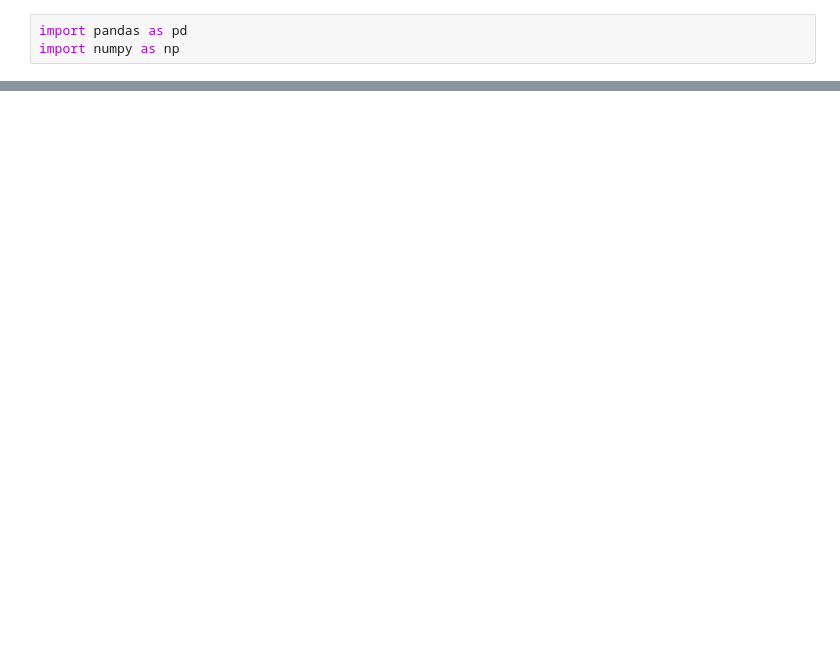
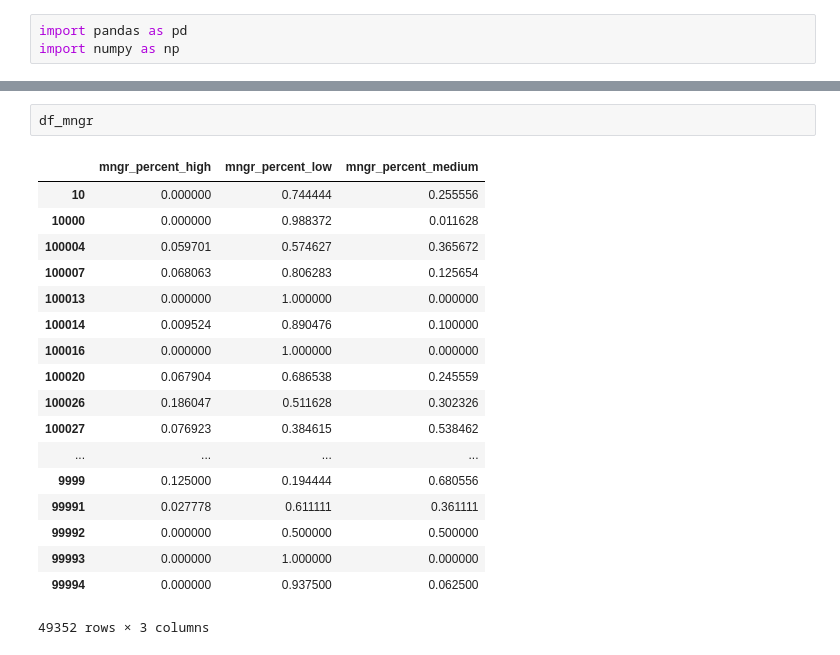
Before and after one commit to mratsim/Apartment-Interest-Prediction, a Jupyter notebook: 000_Data_Exploration.ipynb, the cells around one changed output, grey strips where cells are left out. Drawn from its saved outputs; the diff is of its cells as text; blank space fills up the shorter version.

```diff
--- a/000_Data_Exploration.ipynb
+++ b/000_Data_Exploration.ipynb
@@ -86,0 +173,21 @@ t[t['manager_id'] == '5ba989232d0489da1b5f2c45f6688adc']
+# %%
+df_mngr
+# %% [output]
+|  | mngr_percent_high | mngr_percent_low | mngr_percent_medium |
+| 10 | 0.000000 | 0.744444 | 0.255556 |
+| 10000 | 0.000000 | 0.988372 | 0.011628 |
+| 100004 | 0.059701 | 0.574627 | 0.365672 |
+| 100007 | 0.068063 | 0.806283 | 0.125654 |
+| 100013 | 0.000000 | 1.000000 | 0.000000 |
+| 100014 | 0.009524 | 0.890476 | 0.100000 |
+| 100016 | 0.000000 | 1.000000 | 0.000000 |
+| 100020 | 0.067904 | 0.686538 | 0.245559 |
+| 100026 | 0.186047 | 0.511628 | 0.302326 |
+| 100027 | 0.076923 | 0.384615 | 0.538462 |
+| ... | ... | ... | ... |
+| 9999 | 0.125000 | 0.194444 | 0.680556 |
+| 99991 | 0.027778 | 0.611111 | 0.361111 |
+| 99992 | 0.000000 | 0.500000 | 0.500000 |
+| 99993 | 0.000000 | 1.000000 | 0.000000 |
+| 99994 | 0.000000 | 0.937500 | 0.062500 |
+49352 rows × 3 columns
```
Also changed, not shown: parts of 23 cells of this notebook, 6 other files.
